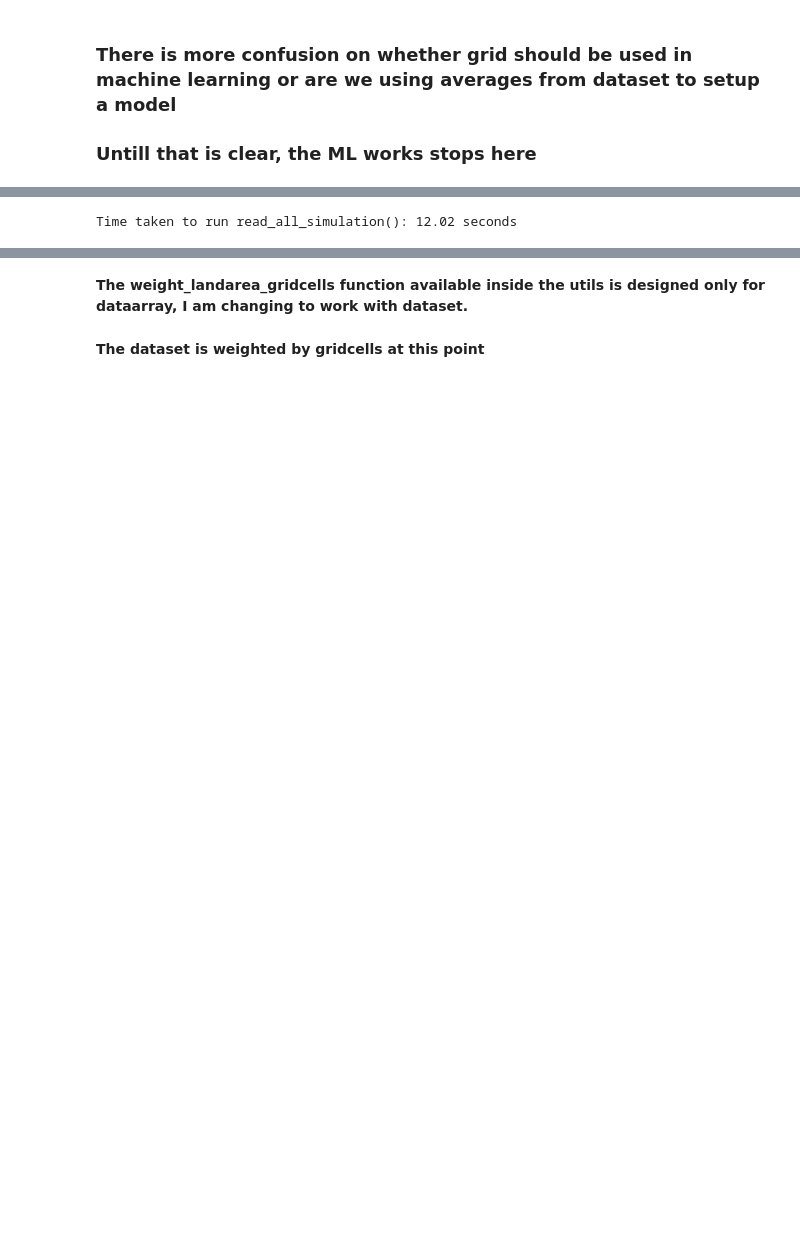
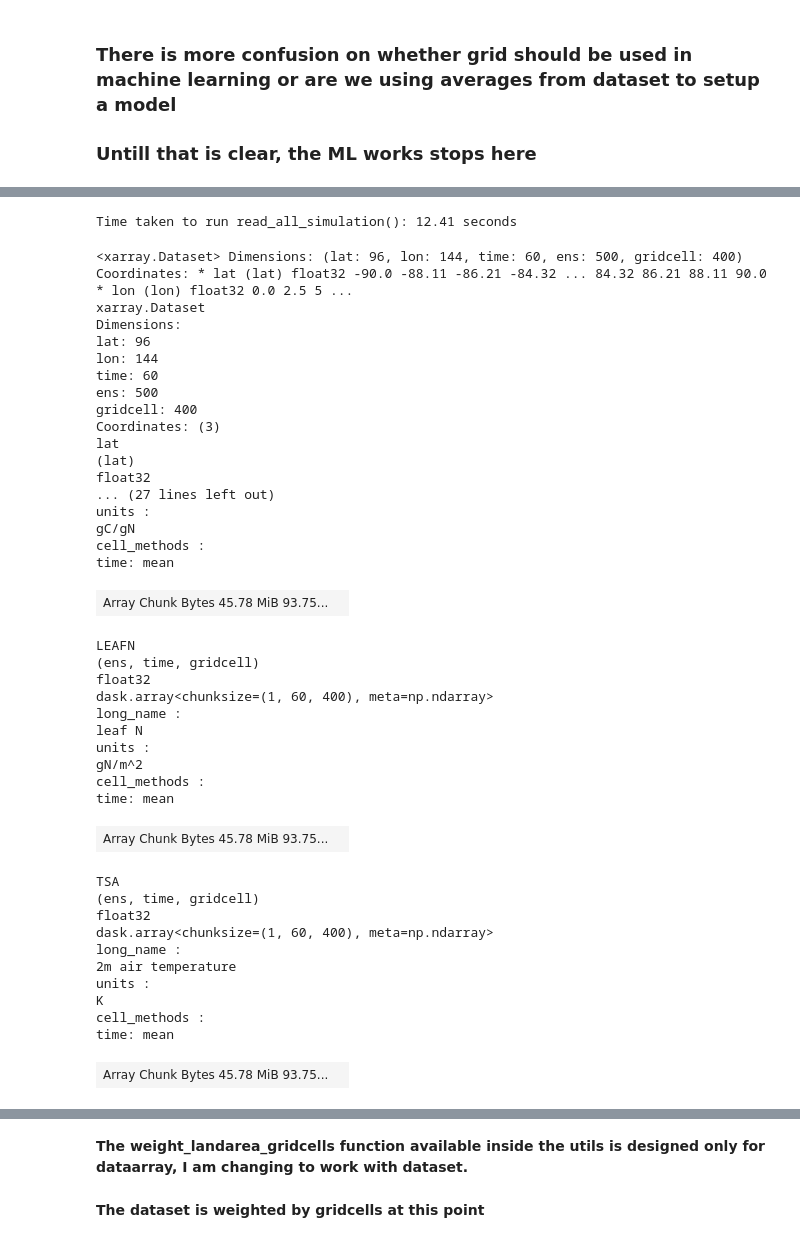
Before and after one commit to GaiaFuture/GaiaFuture, a Jupyter notebook: Script/ML/gaussian/gauss_reg.ipynb, the cells around one changed output, grey strips where cells are left out. Drawn from its saved outputs; the diff is of its cells as text; code cells hidden in the pictures; blank space fills up the shorter version.

```diff
--- a/Script/ML/gaussian/gauss_reg.ipynb
+++ b/Script/ML/gaussian/gauss_reg.ipynb
@@ -48,5 +44,46 @@ def read_all_simulation():
     return ds
 # %%
 ds = read_all_simulation()
+ds
 # %% [output]
-Time taken to run read_all_simulation(): 12.02 seconds
+Time taken to run read_all_simulation(): 12.41 seconds
+<xarray.Dataset> Dimensions: (lat: 96, lon: 144, time: 60, ens: 500, gridcell: 400) Coordinates: * lat (lat) float32 -90.0 -88.11 -86.21 -84.32 ... 84.32 86.21 88.11 90.0 * lon (lon) float32 0.0 2.5 5 ...
+xarray.Dataset
+Dimensions:
+lat: 96
+lon: 144
+time: 60
+ens: 500
+gridcell: 400
+Coordinates: (3)
+lat
+(lat)
+float32
+... (27 lines left out)
+units :
+gC/gN
+cell_methods :
+time: mean
+| Array Chunk Bytes 45.78 MiB 93.75... |  |
+LEAFN
+(ens, time, gridcell)
+float32
+dask.array<chunksize=(1, 60, 400), meta=np.ndarray>
+long_name :
+leaf N
+units :
+gN/m^2
+cell_methods :
+time: mean
+| Array Chunk Bytes 45.78 MiB 93.75... |  |
+TSA
+(ens, time, gridcell)
+float32
+dask.array<chunksize=(1, 60, 400), meta=np.ndarray>
+long_name :
+2m air temperature
+units :
+K
+cell_methods :
+time: mean
+| Array Chunk Bytes 45.78 MiB 93.75... |  |
```
Also changed, not shown: parts of 18 cells of this notebook.
